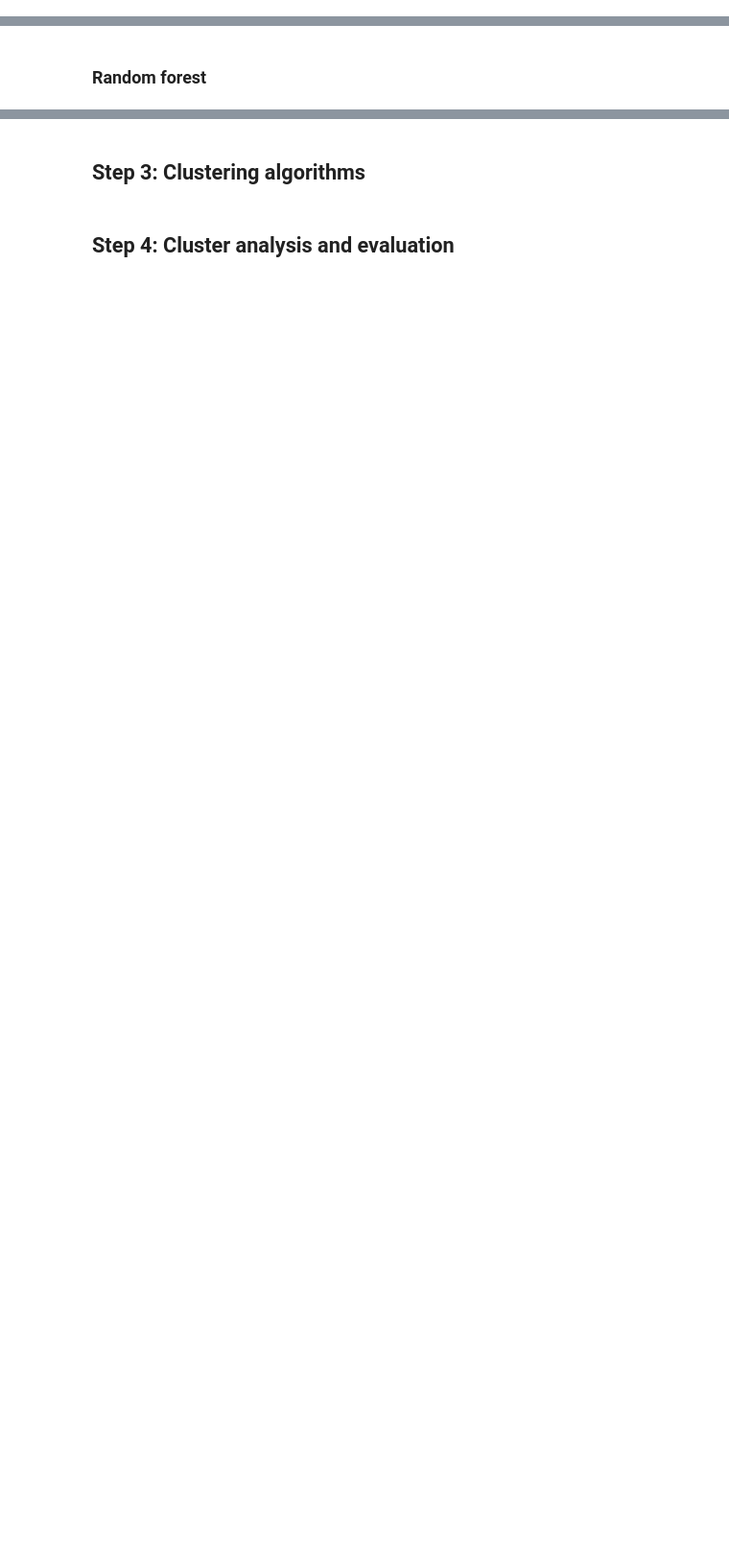
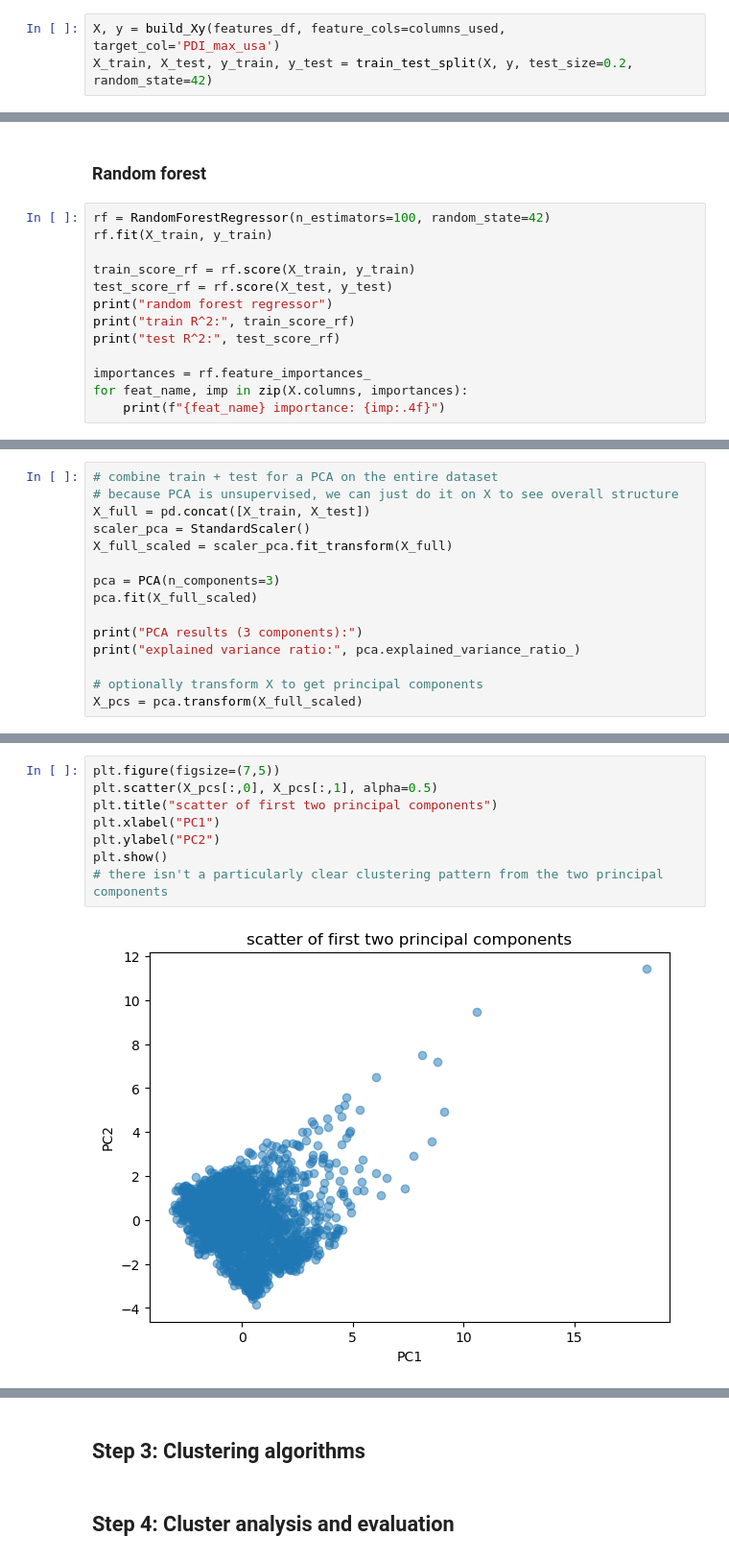
Before and after one commit to catlyu/climate_prediction_project1, a Jupyter notebook: Project1_final_code.ipynb, the cells around one changed output, grey strips where cells are left out. Shown at 96% size. Drawn from its saved outputs; the diff is of its cells as text; blank space fills up the shorter version.

```diff
--- a/Project1_final_code.ipynb
+++ b/Project1_final_code.ipynb
@@ -42,2 +200,5 @@ vars_storms_df = pd.read_csv('Storm_Vars_Storm.csv')
+# %%
+X, y = build_Xy(features_df, feature_cols=columns_used, target_col='PDI_max_usa')
+X_train, X_test, y_train, y_test = train_test_split(X, y, test_size=0.2, random_state=42)
 # %% [markdown]
 ### Simple linear regression
@@ -46,2 +239,15 @@ vars_storms_df = pd.read_csv('Storm_Vars_Storm.csv')
 # %% [markdown]
 ### Random forest
+# %%
+rf = RandomForestRegressor(n_estimators=100, random_state=42)
+rf.fit(X_train, y_train)
+
+train_score_rf = rf.score(X_train, y_train)
+test_score_rf = rf.score(X_test, y_test)
+print("random forest regressor")
+print("train R^2:", train_score_rf)
+print("test R^2:", test_score_rf)
+
+importances = rf.feature_importances_
+for feat_name, imp in zip(X.columns, importances):
+    print(f"{feat_name} importance: {imp:.4f}")
@@ -47,0 +271,15 @@ vars_storms_df = pd.read_csv('Storm_Vars_Storm.csv')
+# %%
+# combine train + test for a PCA on the entire dataset
+# because PCA is unsupervised, we can just do it on X to see overall structure
+X_full = pd.concat([X_train, X_test])
+scaler_pca = StandardScaler()
+X_full_scaled = scaler_pca.fit_transform(X_full)
+
+pca = PCA(n_components=3)
+pca.fit(X_full_scaled)
+
+print("PCA results (3 components):")
+print("explained variance ratio:", pca.explained_variance_ratio_)
+
+# optionally transform X to get principal components
+X_pcs = pca.transform(X_full_scaled)
@@ -47,0 +289,10 @@ vars_storms_df = pd.read_csv('Storm_Vars_Storm.csv')
+# %%
+plt.figure(figsize=(7,5))
+plt.scatter(X_pcs[:,0], X_pcs[:,1], alpha=0.5)
+plt.title("scatter of first two principal components")
+plt.xlabel("PC1")
+plt.ylabel("PC2")
+plt.show()
+# there isn't a particularly clear clustering pattern from the two principal components
+# %% [output]
+[figure, added]
```
Also changed, not shown: parts of 27 cells of this notebook, 2 other files.
